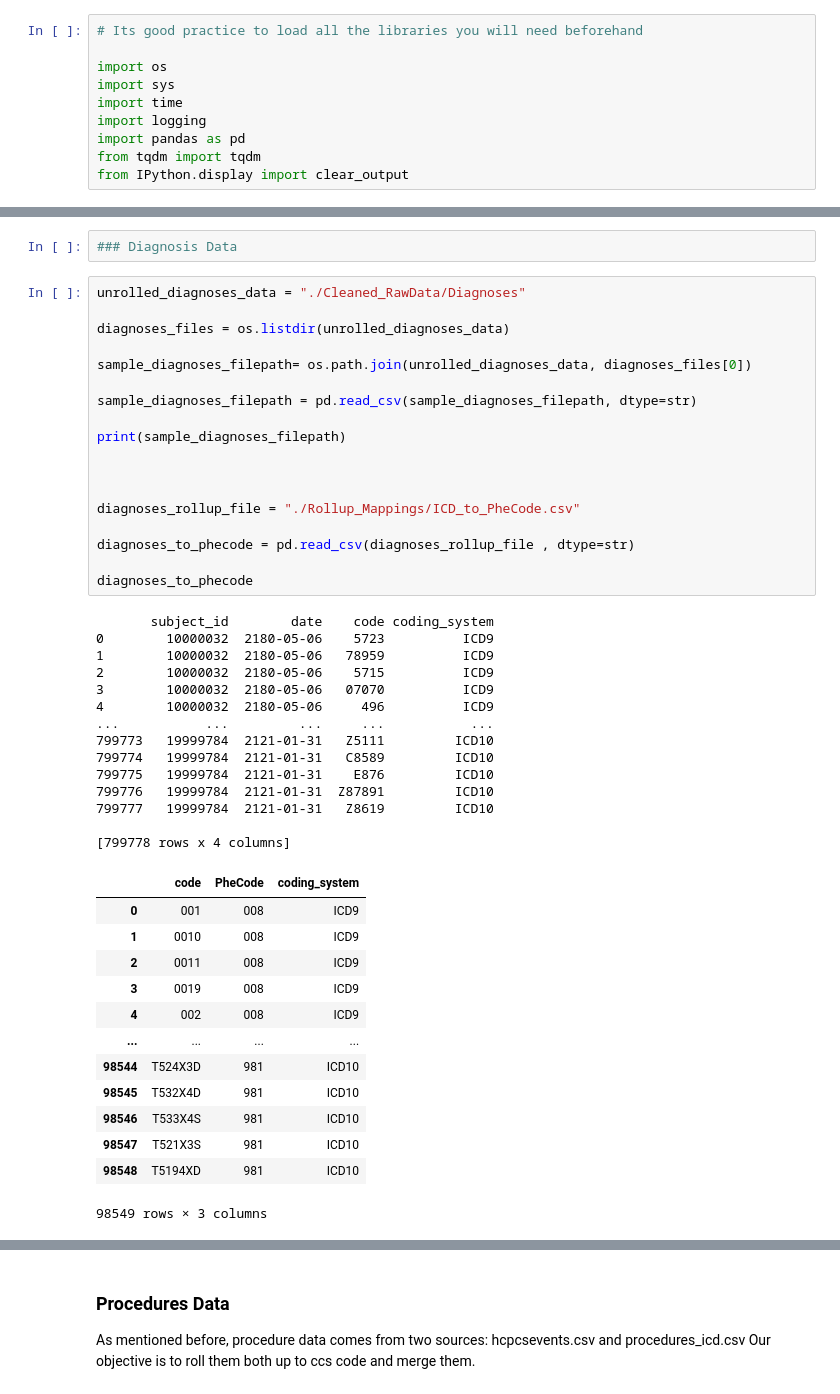
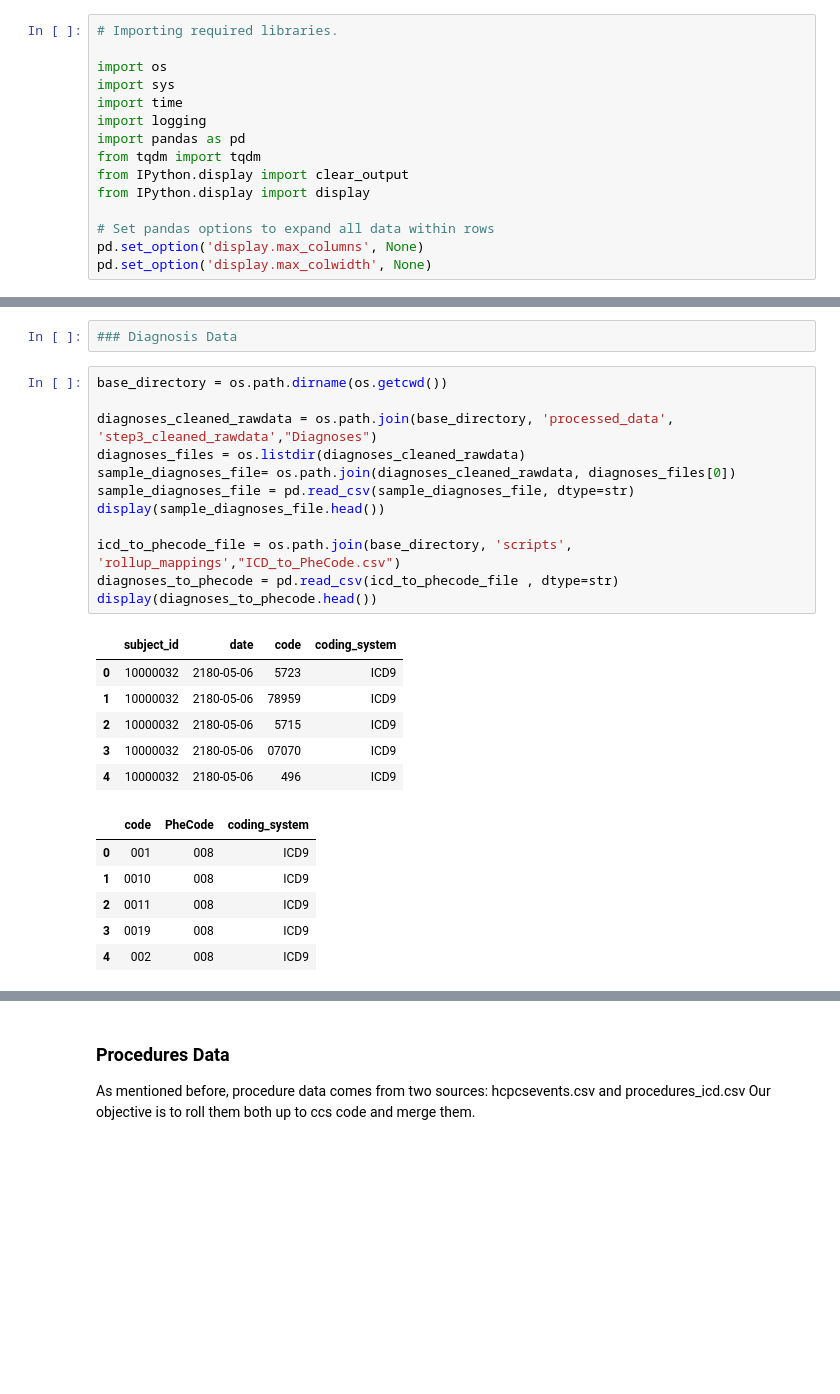
Before and after one commit to apvidul/EHR-Processing-Tutorial, a Jupyter notebook: EHR-Pipeline-Part2.ipynb, the cells around one changed output, grey strips where cells are left out. Saved outputs shown, nothing was run; the diff lists cells and outputs as text; blank space fills up the shorter version.

```diff
--- a/EHR-Pipeline-Part2.ipynb
+++ b/EHR-Pipeline-Part2.ipynb
@@ -11,7 +11,7 @@ MIMIC data has been processed for analysis, so it's different from the typical d
 
 In MIMIC-IV, events are also timestamped, but sometimes the data comes from different tables. For example, the diagnoses_icd table doesn’t include timestamps, while tables for lab results, procedures, and microbiology events do
 # %%
-# Its good practice to load all the libraries you will need beforehand
+# Importing required libraries.
 
 import os
 import sys
@@ -20,3 +20,8 @@ import logging
 import pandas as pd
 from tqdm import tqdm
 from IPython.display import clear_output
+from IPython.display import display
+
+# Set pandas options to expand all data within rows
+pd.set_option('display.max_columns', None)
+pd.set_option('display.max_colwidth', None)
@@ -919,49 +1037,28 @@ def rollup_data_by_batch(config, unrolled_data_folder):
 # %%
 ### Diagnosis Data
 # %%
-unrolled_diagnoses_data = "./Cleaned_RawData/Diagnoses"
+base_directory = os.path.dirname(os.getcwd())
 
-diagnoses_files = os.listdir(unrolled_diagnoses_data)
+diagnoses_cleaned_rawdata = os.path.join(base_directory, 'processed_data', 'step3_cleaned_rawdata',"Diagnoses")
+diagnoses_files = os.listdir(diagnoses_cleaned_rawdata)
+sample_diagnoses_file= os.path.join(diagnoses_cleaned_rawdata, diagnoses_files[0])
+sample_diagnoses_file = pd.read_csv(sample_diagnoses_file, dtype=str)
+display(sample_diagnoses_file.head())
 
-sample_diagnoses_filepath= os.path.join(unrolled_diagnoses_data, diagnoses_files[0])
-
-sample_diagnoses_filepath = pd.read_csv(sample_diagnoses_filepath, dtype=str)
-
-print(sample_diagnoses_filepath)
-
-
-
-diagnoses_rollup_file = "./Rollup_Mappings/ICD_to_PheCode.csv"
-
-diagnoses_to_phecode = pd.read_csv(diagnoses_rollup_file , dtype=str)
-
-diagnoses_to_phecode
+icd_to_phecode_file = os.path.join(base_directory, 'scripts', 'rollup_mappings',"ICD_to_PheCode.csv")
+diagnoses_to_phecode = pd.read_csv(icd_to_phecode_file , dtype=str)
+display(diagnoses_to_phecode.head())
 # %% [output]
-       subject_id        date    code coding_system
-0        10000032  2180-05-06    5723          ICD9
-1        10000032  2180-05-06   78959          ICD9
-2        10000032  2180-05-06    5715          ICD9
-3        10000032  2180-05-06   07070          ICD9
-4        10000032  2180-05-06     496          ICD9
-...           ...         ...     ...           ...
-799773   19999784  2121-01-31   Z5111         ICD10
-799774   19999784  2121-01-31   C8589         ICD10
-799775   19999784  2121-01-31    E876         ICD10
-799776   19999784  2121-01-31  Z87891         ICD10
-799777   19999784  2121-01-31   Z8619         ICD10
-
-[799778 rows x 4 columns]
-|  | code | PheCode | coding_system |
-| 0 | 001 | 008 | ICD9 |
-| 1 | 0010 | 008 | ICD9 |
-| 2 | 0011 | 008 | ICD9 |
-| 3 | 0019 | 008 | ICD9 |
-| 4 | 002 | 008 | ICD9 |
-| ... | ... | ... | ... |
-| 98544 | T524X3D | 981 | ICD10 |
-| 98545 | T532X4D | 981 | ICD10 |
-| 98546 | T533X4S | 981 | ICD10 |
-| 98547 | T521X3S | 981 | ICD10 |
-| 98548 | T5194XD | 981 | ICD10 |
+|  | subject_id | date | code | coding_system |
+| 0 | 10000032 | 2180-05-06 | 5723 | ICD9 |
+| 1 | 10000032 | 2180-05-06 | 78959 | ICD9 |
+| 2 | 10000032 | 2180-05-06 | 5715 | ICD9 |
+| 3 | 10000032 | 2180-05-06 | 07070 | ICD9 |
+| 4 | 10000032 | 2180-05-06 | 496 | ICD9 |
-98549 rows × 3 columns
+|  | code | PheCode | coding_system |
+| 0 | 001 | 008 | ICD9 |
+| 1 | 0010 | 008 | ICD9 |
+| 2 | 0011 | 008 | ICD9 |
+| 3 | 0019 | 008 | ICD9 |
+| 4 | 002 | 008 | ICD9 |
 # %%
```
Also changed, not shown: parts of 55 cells of this notebook, 5 other files.
